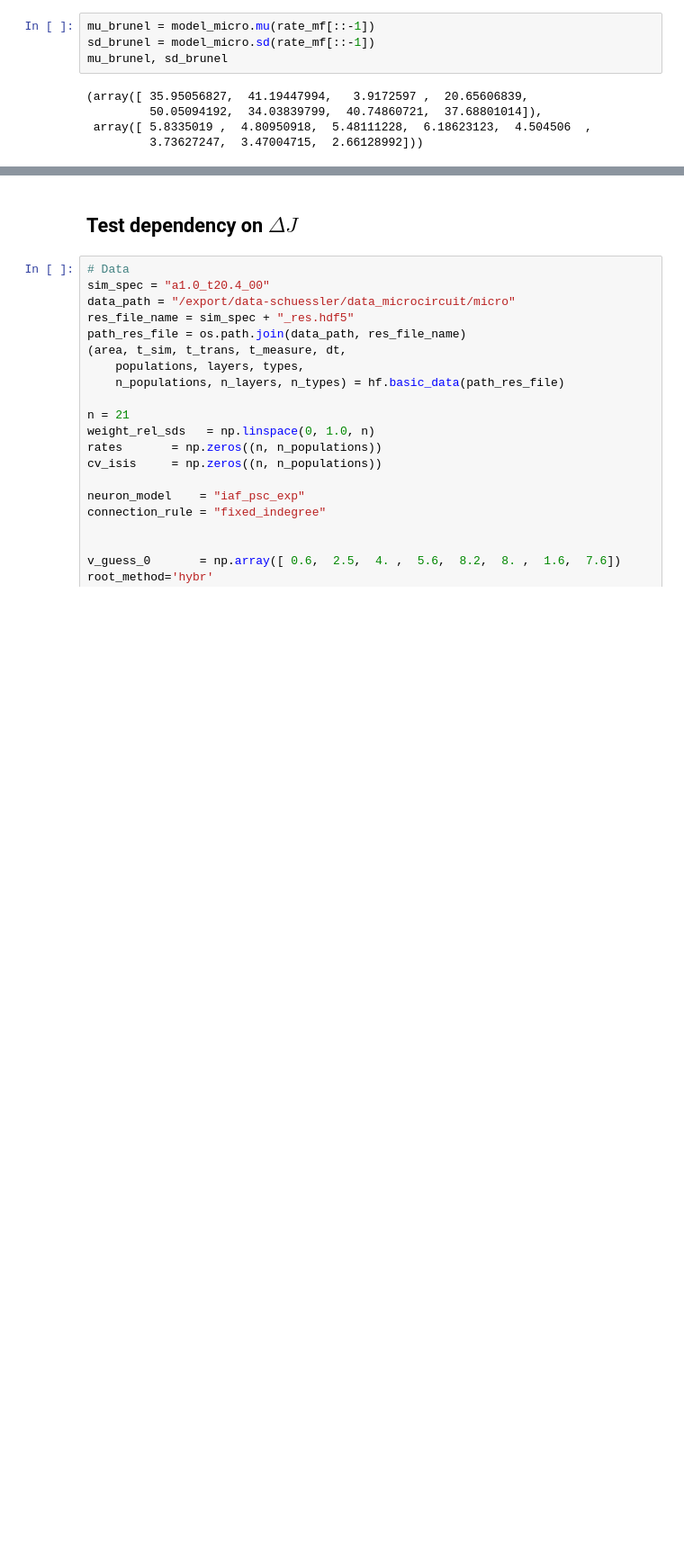
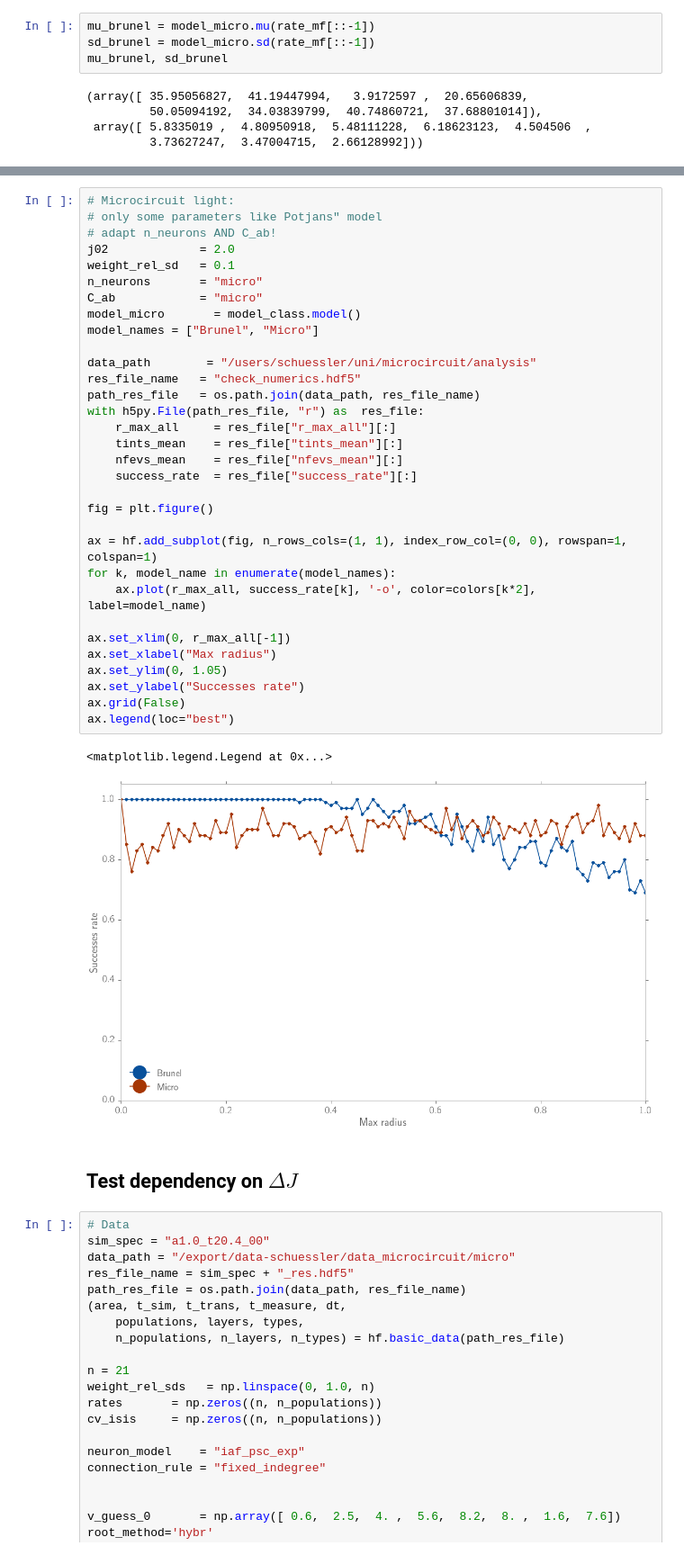
Before and after one commit to frschu/microcircuit, a Jupyter notebook: analysis/compare_sim_mf.ipynb, the cells around one changed output, grey strips where cells are left out. Shown at 90% size. Cells and saved outputs as stored; diff of their text form; blank space fills up the shorter version.

```diff
--- a/analysis/compare_sim_mf.ipynb
+++ b/analysis/compare_sim_mf.ipynb
@@ -492,3 +637,38 @@ print(np.mean(tints), np.mean(nfevs))
+# %%
+# Microcircuit light:
+# only some parameters like Potjans" model
+# adapt n_neurons AND C_ab!
+j02             = 2.0
+weight_rel_sd   = 0.1
+n_neurons       = "micro"
+C_ab            = "micro"
+model_micro       = model_class.model()
+model_names = ["Brunel", "Micro"]
+
+data_path        = "/users/schuessler/uni/microcircuit/analysis"
+res_file_name   = "check_numerics.hdf5"
+path_res_file   = os.path.join(data_path, res_file_name)
+with h5py.File(path_res_file, "r") as  res_file:
+    r_max_all     = res_file["r_max_all"][:]
+    tints_mean    = res_file["tints_mean"][:]
+    nfevs_mean    = res_file["nfevs_mean"][:]
+    success_rate  = res_file["success_rate"][:]
+
+fig = plt.figure()
+
+ax = hf.add_subplot(fig, n_rows_cols=(1, 1), index_row_col=(0, 0), rowspan=1, colspan=1)
+for k, model_name in enumerate(model_names):
+    ax.plot(r_max_all, success_rate[k], '-o', color=colors[k*2], label=model_name)
+
+ax.set_xlim(0, r_max_all[-1])
+ax.set_xlabel("Max radius")
+ax.set_ylim(0, 1.05)
+ax.set_ylabel("Successes rate")
+ax.grid(False)
+ax.legend(loc="best")
+# %% [output]
+<matplotlib.legend.Legend at 0x...>
+[figure, added]
 # %% [markdown]
 ## Test dependency on $\Delta J$
 # %%
```
Also changed, not shown: parts of 14 cells of this notebook, 16 other files.
